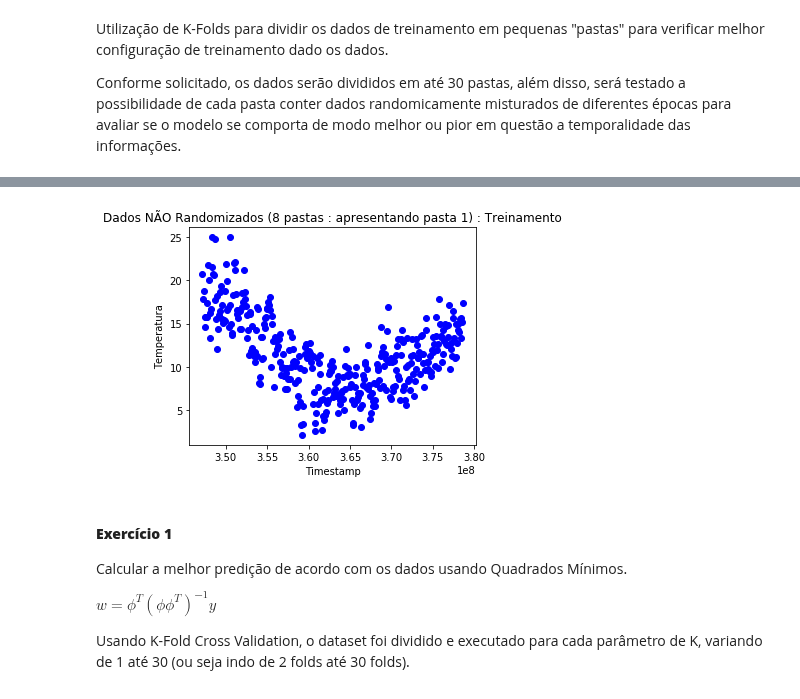
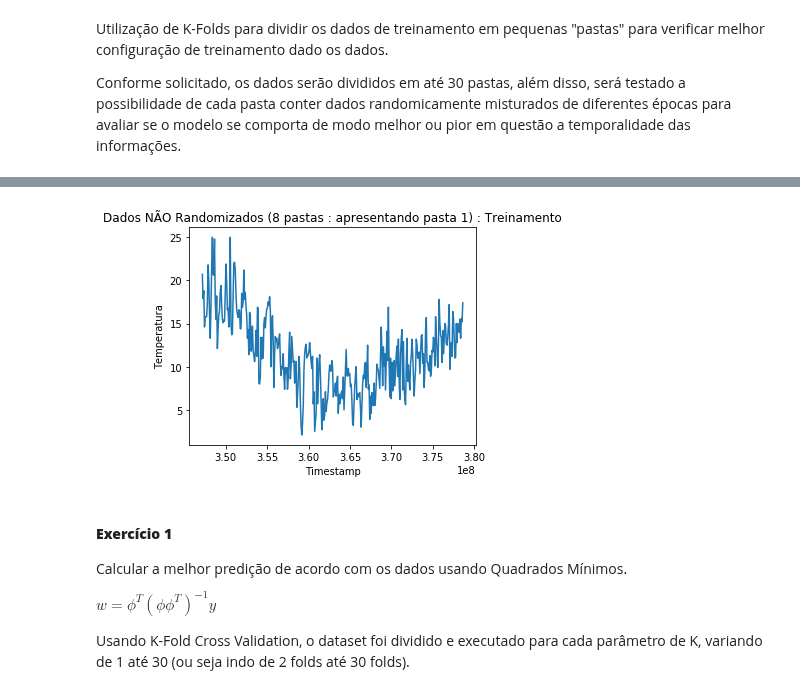
Before and after one commit to rdenadai/ia006c, a Jupyter notebook: notebooks/EFC01.ipynb, the cells around one changed output, grey strips where cells are left out. Drawn from its saved outputs; the diff is of its cells as text; code cells hidden in the pictures.

```diff
--- a/notebooks/EFC01.ipynb
+++ b/notebooks/EFC01.ipynb
@@ -385,15 +463,15 @@ plt.show()
 # %%
 folds = kfold(train, k=8, shuffle=False)
 
 plt.figure(figsize=(6, 4))
 plt.title("Dados NÃO Randomizados (8 pastas : apresentando pasta 1) : Treinamento")
 plt.xlabel("Timestamp")
 plt.ylabel("Temperatura")
-plt.plot(folds[0][:, 0], folds[0][:, 1], 'bo')
+plt.plot(folds[0][:, 0], folds[0][:, 1])
 plt.tight_layout()
 plt.show()
 # %% [output]
-[figure, old version]
+[figure, new version]
 # %% [markdown]
 #### **Exercício 1**
 
```
Also changed, not shown: parts of 12 cells of this notebook.
